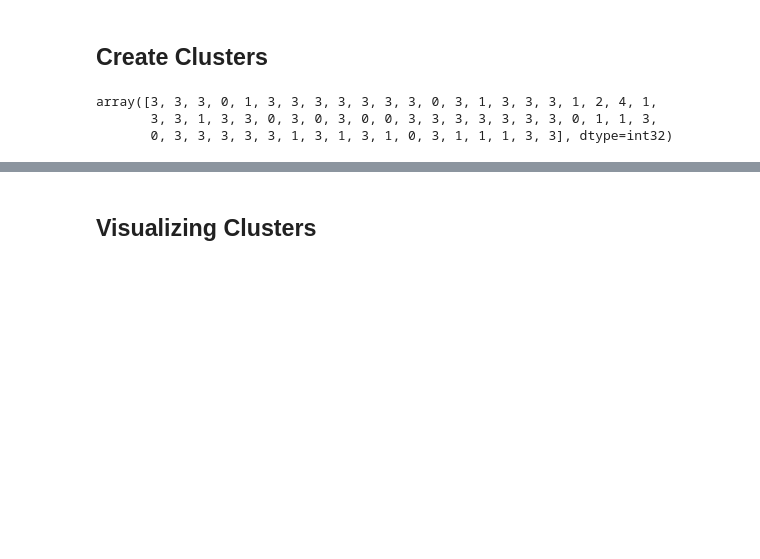
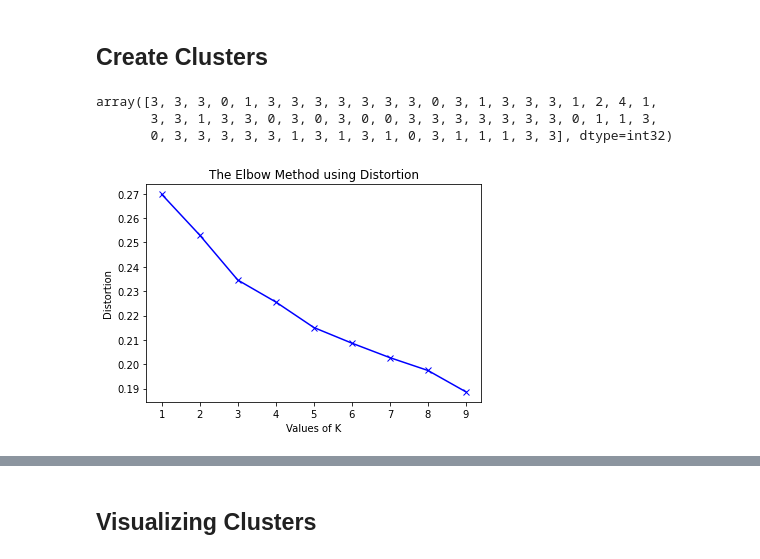
Before and after one commit to Tapey-ui/Coursera_Capstone, a Jupyter notebook: The_Battle_of_Neighborhoods_(Week_1)_Report_+_Code.ipynb, the cells around one changed output, grey strips where cells are left out. Cells and saved outputs as stored; diff of their text form; code cells hidden in the pictures; blank space fills up the shorter version.

```diff
--- a/The_Battle_of_Neighborhoods_(Week_1)_Report_+_Code.ipynb
+++ b/The_Battle_of_Neighborhoods_(Week_1)_Report_+_Code.ipynb
@@ -420,6 +420,34 @@ kmeans.labels_[0:62]
 array([3, 3, 3, 0, 1, 3, 3, 3, 3, 3, 3, 3, 0, 3, 1, 3, 3, 3, 1, 2, 4, 1,
        3, 3, 1, 3, 3, 0, 3, 0, 3, 0, 0, 3, 3, 3, 3, 3, 3, 3, 0, 1, 1, 3,
        0, 3, 3, 3, 3, 3, 1, 3, 1, 3, 1, 0, 3, 1, 1, 1, 3, 3], dtype=int32)
+# %%
+distortions = []
+inertias = []
+mapping1 = {}
+mapping2 = {}
+K = range(1, 10)
+
+for k in K:
+    # Building and fitting the model
+    kmeanModel = KMeans(n_clusters=k).fit(df_grouped_clustering)
+    kmeanModel.fit(df_grouped_clustering)
+
+    distortions.append(sum(np.min(cdist(df_grouped_clustering, kmeanModel.cluster_centers_,
+                                        'euclidean'), axis=1)) / df_grouped_clustering.shape[0])
+    inertias.append(kmeanModel.inertia_)
+
+    mapping1[k] = sum(np.min(cdist(df_grouped_clustering, kmeanModel.cluster_centers_,
+                                   'euclidean'), axis=1)) / df_grouped_clustering.shape[0]
+    mapping2[k] = kmeanModel.inertia_
+
+
+plt.plot(K, distortions, 'bx-')
+plt.xlabel('Values of K')
+plt.ylabel('Distortion')
+plt.title('The Elbow Method using Distortion')
+plt.show()
+# %% [output]
+[figure, added]
 # %%
 #create a new dataframe that includes the cluster as well as the top 10 venues for each neighborhood.
 df_merged = new_df
```
Also changed, not shown: parts of 2 cells of this notebook.
